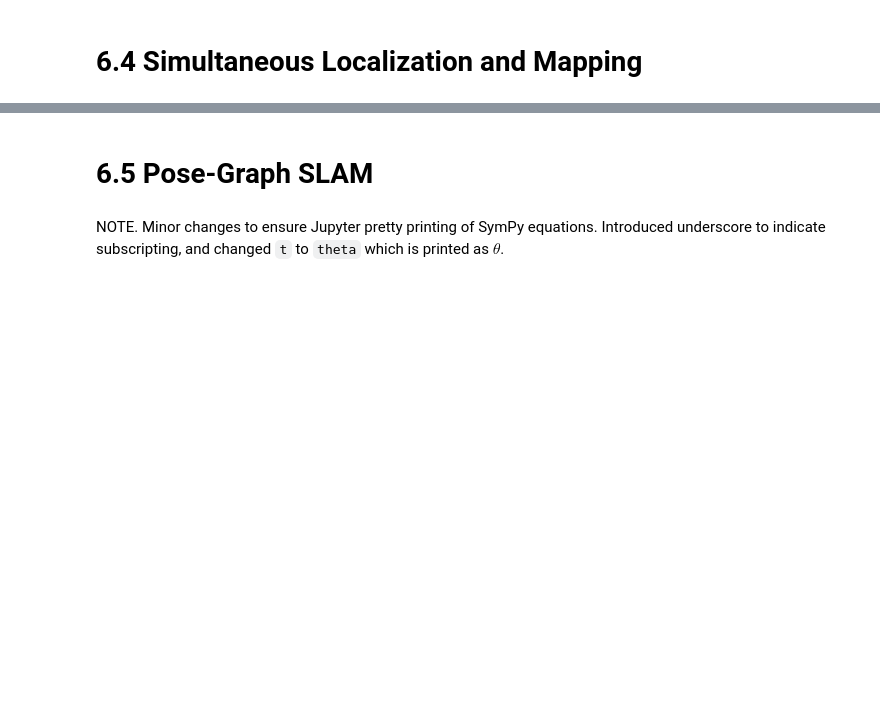
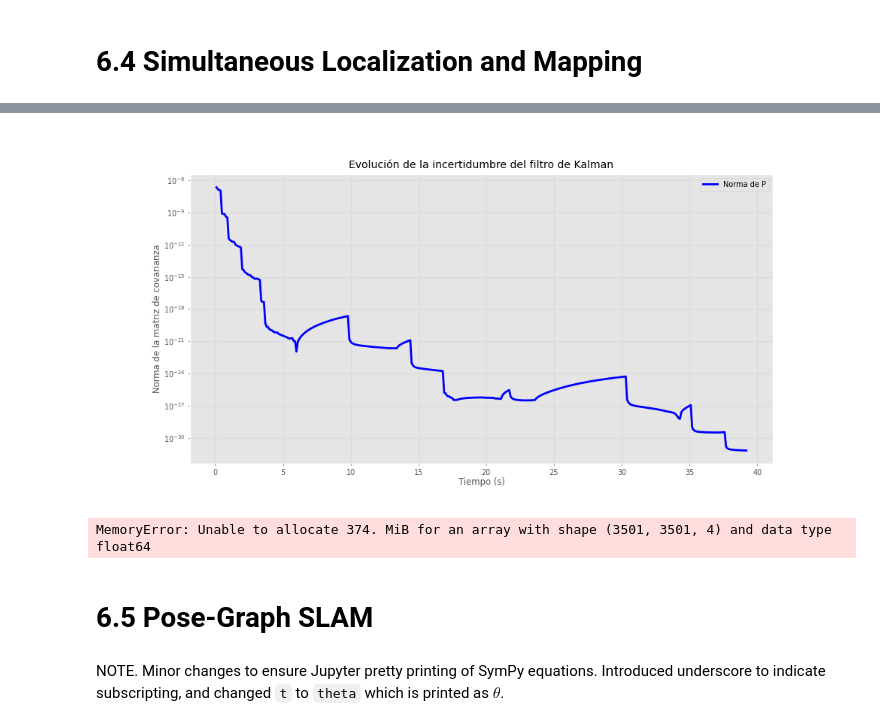
Before and after one commit to Macreat/robotic, a Jupyter notebook: roboticDevelopEnv/work/C6/chap6.ipynb, the cells around one changed output, grey strips where cells are left out. Saved outputs shown, nothing was run; the diff lists cells and outputs as text; code cells hidden in the pictures; blank space fills up the shorter version.

```diff
--- a/roboticDevelopEnv/work/C6/chap6.ipynb
+++ b/roboticDevelopEnv/work/C6/chap6.ipynb
@@ -267,3 +374,21 @@ T = ekf.get_transform(map)
+# %%
+plt.figure(figsize=(10, 5))
+
+t = ekf.get_t()
+pn = ekf.get_Pnorm()
+
+plt.plot(t, pn, 'b-', linewidth=2, label='Norma de P')
+plt.yscale('log')  # Usamos escala logarítmica en el eje Y
+
+plt.xlabel('Tiempo (s)')
+plt.ylabel('Norma de la matriz de covarianza')
+plt.title('Evolución de la incertidumbre del filtro de Kalman')
+plt.grid(True)
+plt.legend()
+plt.show()
+# %% [output]
+[figure, added]
+MemoryError: Unable to allocate 374. MiB for an array with shape (3501, 3501, 4) and data type float64
 # %% [markdown]
 # 6.5 Pose-Graph SLAM
 # %% [markdown]
```
Also changed, not shown: parts of 66 cells of this notebook, 3 other files.
